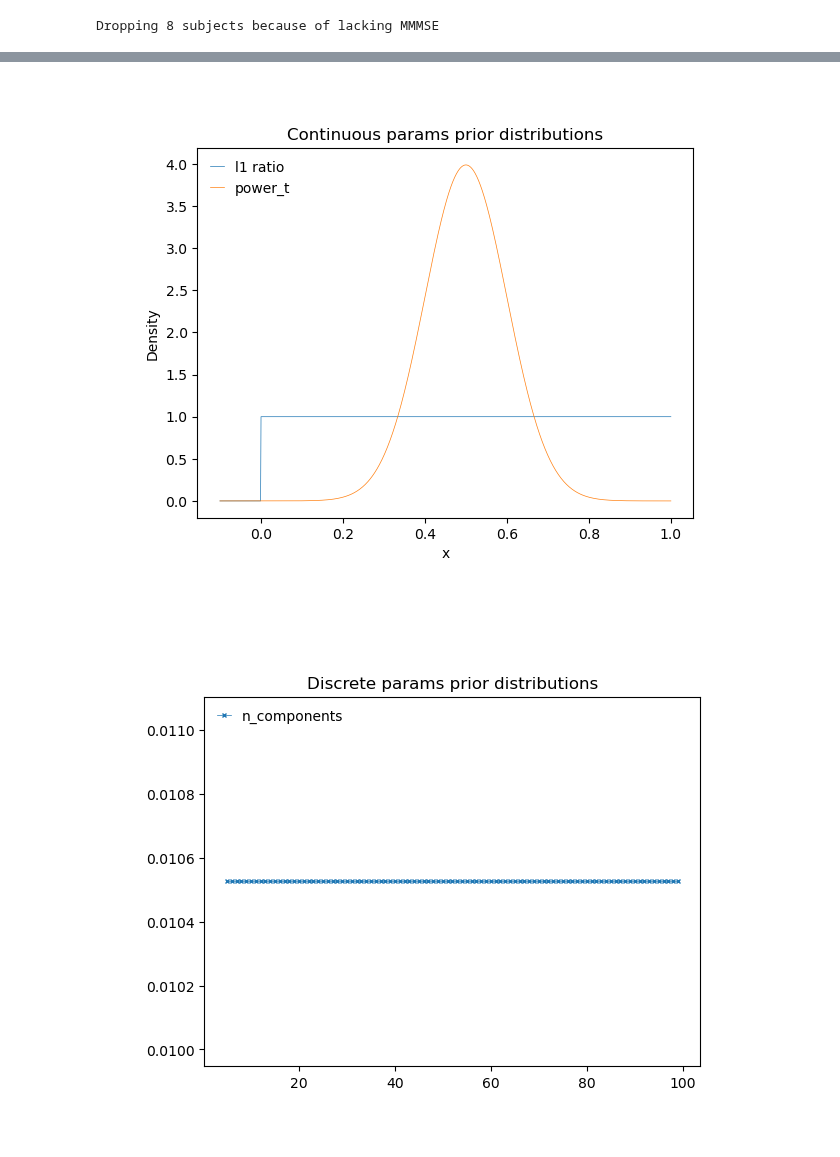
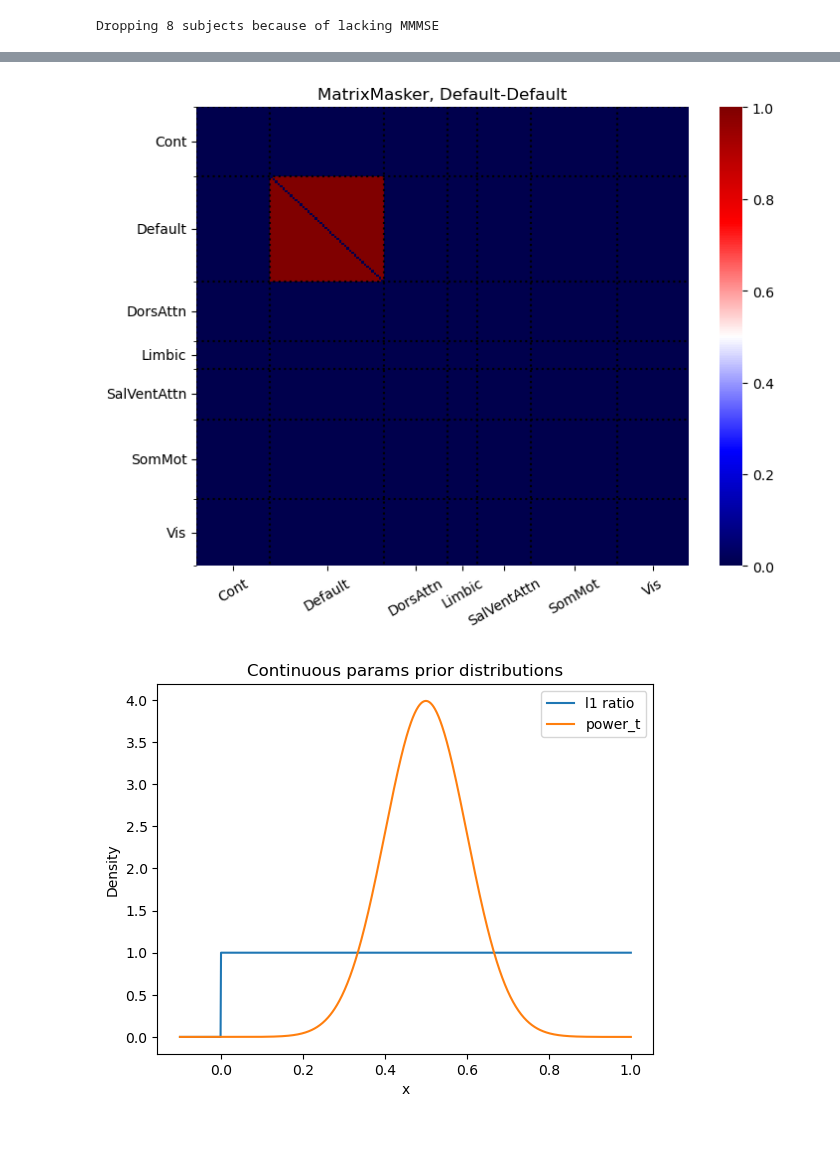
Before and after one commit to jonathan-legrand/cogpred, a Jupyter notebook: predict_cluster_fc.ipynb, the cells around one changed output, grey strips where cells are left out. Saved outputs shown, nothing was run; the diff lists cells and outputs as text; code cells hidden in the pictures.

```diff
--- a/predict_cluster_fc.ipynb
+++ b/predict_cluster_fc.ipynb
@@ -81,40 +36,37 @@ plt.show()
+# %%
+masker = MatrixMasker(REFNET, INTER).fit(matrices, metadata)
+
+masker.fit(matrices).plot()
+plt.show()
+# %% [output]
+[figure, added]
 # %%
 from scipy import stats
 
 #lambda_param = 1 / 1e-4
 lambda_param = 1000
 alpha_distribution = stats.expon(scale=1/lambda_param)
 l1_ratio = stats.uniform(0, 1)
 #l1_ratio = stats.beta(1.5, 3) # TODO Try higher l1_ratio with high n_comps
 #l1_ratio = stats.expon(scale=1/7)
 power_t = stats.norm(loc=0.5, scale=0.1)
 
 x = np.linspace(-0.1, 1, 1000)
 da = alpha_distribution.pdf(x)
 dl = l1_ratio.pdf(x)
 dt = power_t.pdf(x)
 
 
 #plt.plot(x, da, label="alpha")
 plt.plot(x, dl, label="l1 ratio")
 plt.plot(x, dt, label="power_t")
 plt.title("Continuous params prior distributions")
 plt.xlabel("x")
 plt.ylabel("Density")
 plt.legend()
 plt.show()
-
-n_features = X.shape[1]
-n_comps = list(range(5, 100))
-dc = np.ones((len(n_comps))) * 1 / len(n_comps)
-plt.plot(n_comps, dc, label="n_components", marker="x")
-plt.title("Discrete params prior distributions")
-
-plt.legend()
-plt.show()
 # %% [output]
-[figure, old version]
+[figure, new version]
-[figure, removed]
 # %%
 param_dist = {
     "classifier__loss": ["hinge", "log_loss", "modified_huber"],
```
Also changed, not shown: parts of 12 cells of this notebook.
